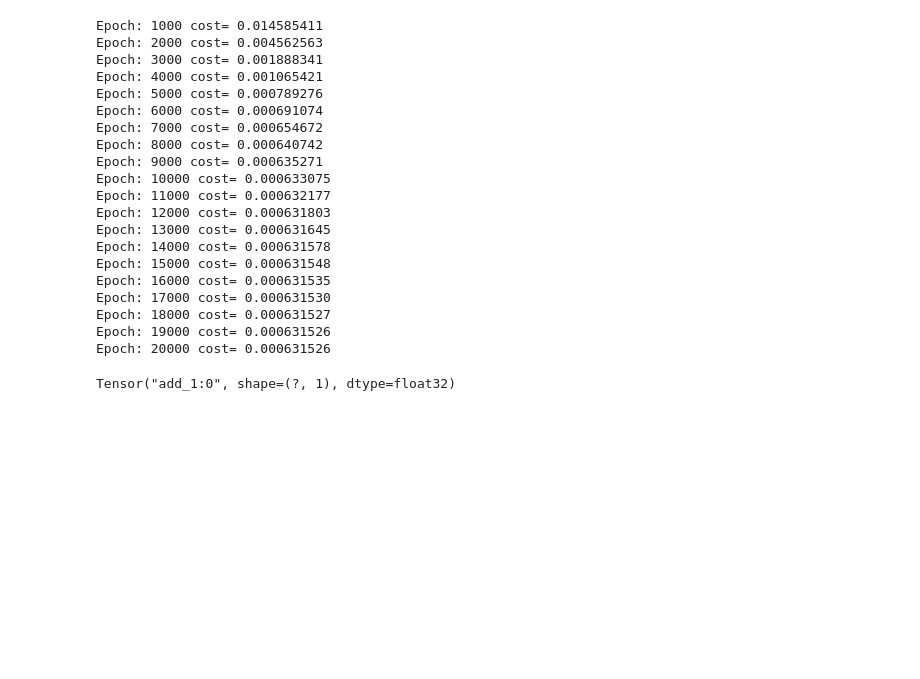
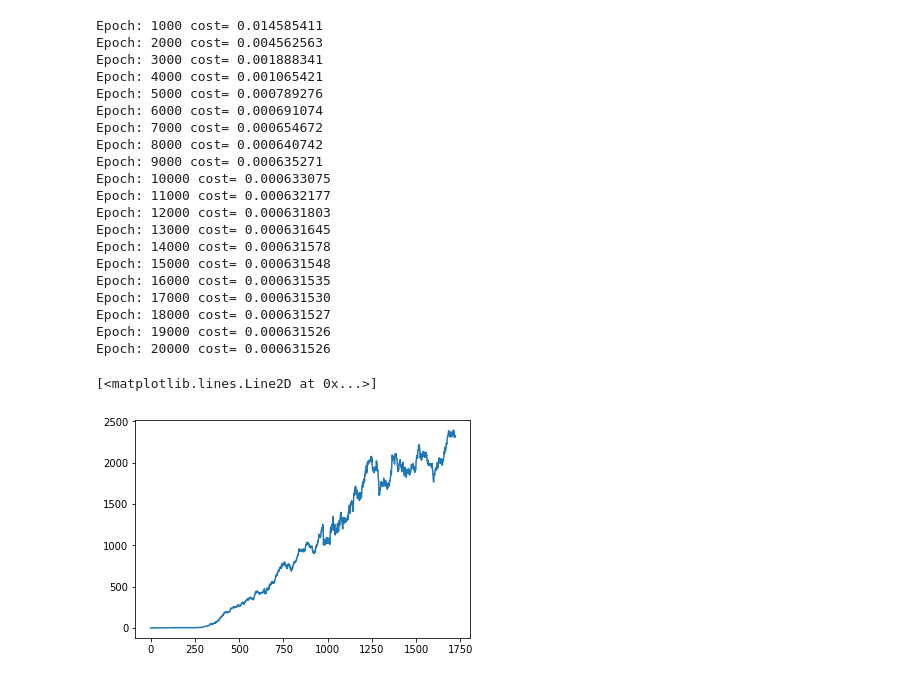
Before and after one commit to LiamConnell/deep-algotrading, a Jupyter notebook: notebooks/TF-FIN-1-singlestock_regresion.ipynb, the cells around one changed output. Cells and saved outputs as stored; diff of their text form; code cells hidden in the pictures; blank space fills up the shorter version.

```diff
--- a/notebooks/TF-FIN-1-singlestock_regresion.ipynb
+++ b/notebooks/TF-FIN-1-singlestock_regresion.ipynb
@@ -105,13 +105,13 @@ Epoch: 20000 cost= 0.000631526
 # %%
 #train results :)
 predict = y
-print(predict)
-# p = sess.run(predict, feed_dict={x: train_ins})
-# position = 2*((p>0)-.5)
-# returns= position.reshape(-1) * train_outs
-# plot(np.cumprod(returns+1))
+p = sess.run(predict, feed_dict={x: train_ins})
+position = 2*((p>0)-.5)
+returns= position.reshape(-1) * train_outs
+plot(np.cumprod(returns+1))
 # %% [output]
-Tensor("add_1:0", shape=(?, 1), dtype=float32)
+[<matplotlib.lines.Line2D at 0x...>]
+[figure, added]
 # %%
 #test results :(
 predict = y
```
Also changed, not shown: parts of 2 cells of this notebook, 6 other files.
